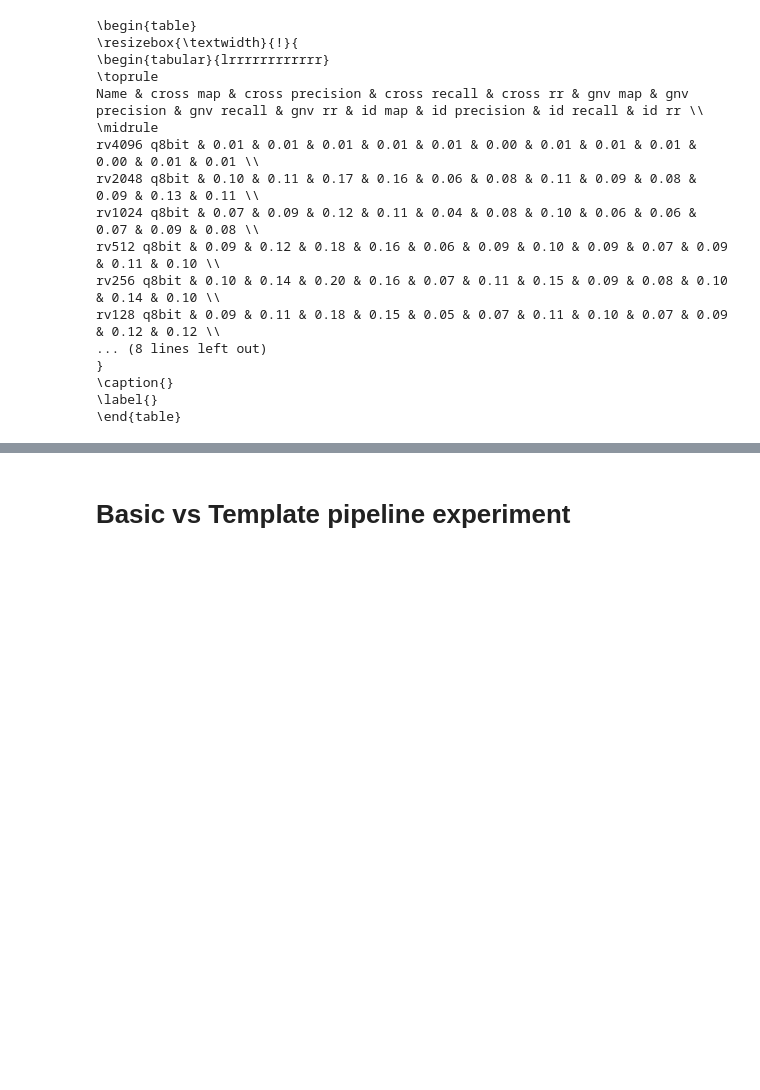
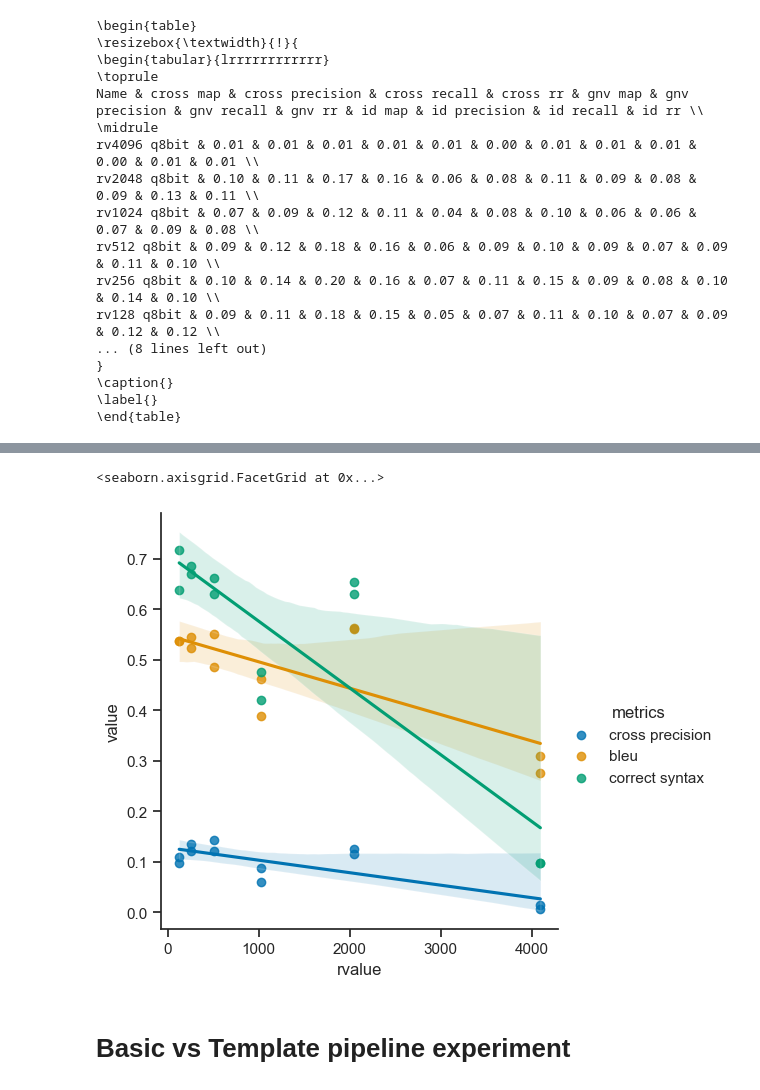
Before and after one commit to Gratic/Finetuning-LLM-for-SPARQL-generation, a Jupyter notebook: scripts/experiment_results.ipynb, the cells around one changed output, grey strips where cells are left out. Cells and saved outputs as stored; diff of their text form; code cells hidden in the pictures; blank space fills up the shorter version.

```diff
--- a/scripts/experiment_results.ipynb
+++ b/scripts/experiment_results.ipynb
@@ -126,3 +258,8 @@ rv128 q8bit & 0.09 & 0.11 & 0.18 & 0.15 & 0.05 & 0.07 & 0.11 & 0.10 & 0.07 & 0.0
+# %%
+sns.lmplot(x="rvalue", y="value", hue="metrics", data=a)
+# %% [output]
+<seaborn.axisgrid.FacetGrid at 0x...>
+[figure, added]
 # %% [markdown]
 # Basic vs Template pipeline experiment
 # %%
```
Also changed, not shown: parts of 26 cells of this notebook.
